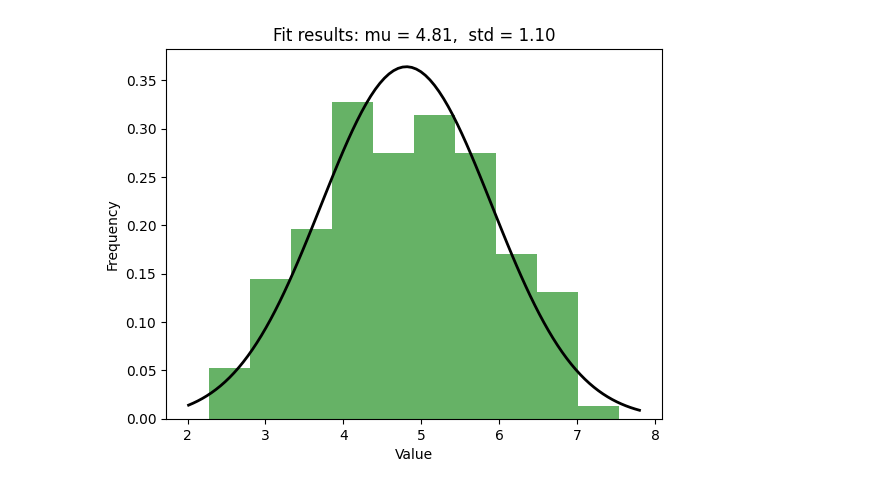
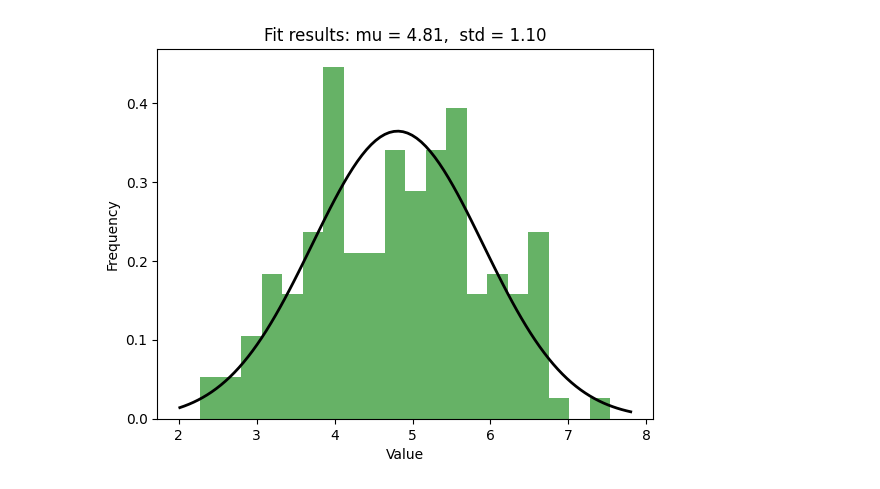
Before and after one commit to HeoSeungBeen/Data_Analysis, a Jupyter notebook: NormalDistribution.ipynb, the cells around one changed output. Saved outputs shown, nothing was run; the diff lists cells and outputs as text; code cells hidden in the pictures.

```diff
--- a/NormalDistribution.ipynb
+++ b/NormalDistribution.ipynb
@@ -3,35 +3,35 @@
 # %%
 import numpy as np
 import pandas as pd
 import matplotlib.pyplot as plt
 from scipy.stats import norm # normal distribution 을 위한 모듈
 
 # Load the data from the CSV file
 df = pd.read_csv('input_data_NormalDistribution.csv')
 # Extract values from the DataFrame
 data = df['value']
 
 # Fit a normal distribution(정규 분포) to the data
 mu, std = norm.fit(data)
 
 # Plot the histogram
-plt.hist(data, bins=10, density=True, alpha=0.6, color='g')
+plt.hist(data, bins=20, density=True, alpha=0.6, color='g')
 
 # Plot the PDF (Probability Density Function) of the fitted normal distribution
 xmin, xmax = plt.xlim()
 x = np.linspace(xmin, xmax, 100)
 p = norm.pdf(x, mu, std)
 plt.plot(x, p, 'k', linewidth=2)
 
 # Add labels and a title
 plt.title("Fit results: mu = %.2f,  std = %.2f" % (mu, std))
 plt.xlabel('Value') # x를 Value로
 plt.ylabel('Frequency') # y를 Frequency 로
 
-# Display the plot
+# # Display the plot
 plt.show()
 # %% [output]
-[figure, old version]
+[figure, new version]
 # %%
 import numpy as np
 import matplotlib.pyplot as plt
```
Also changed, not shown: parts of 2 cells of this notebook.
